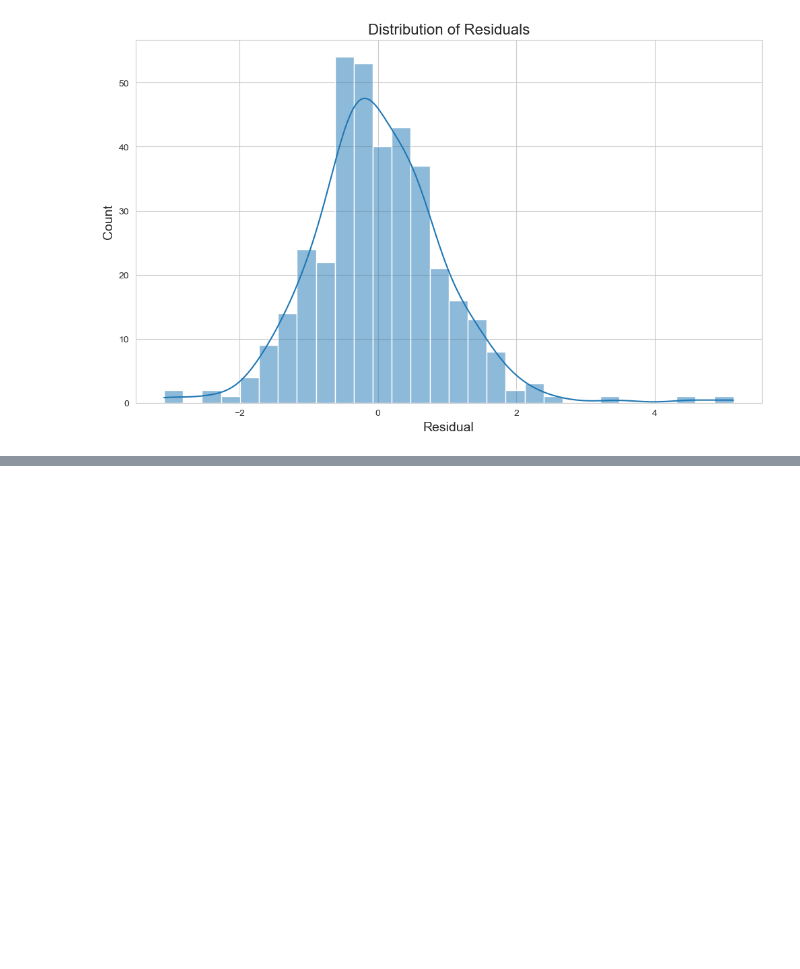
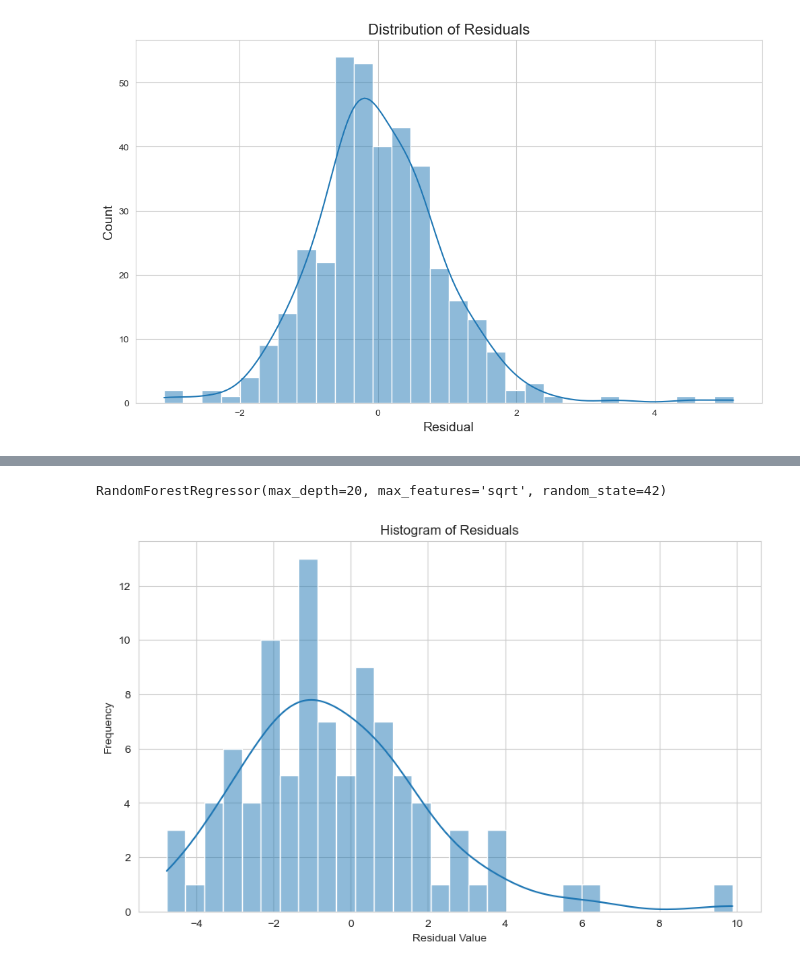
Before and after one commit to MilosPopov007/BostonHousingAnalysis, a Jupyter notebook: notebooks/BostonHousingAnalysis.ipynb, the cells around one changed output, grey strips where cells are left out. Saved outputs shown, nothing was run; the diff lists cells and outputs as text; code cells hidden in the pictures; blank space fills up the shorter version.

```diff
--- a/notebooks/BostonHousingAnalysis.ipynb
+++ b/notebooks/BostonHousingAnalysis.ipynb
@@ -419,0 +435,29 @@ largest_underestimations[['True Values', 'Predicted Values', 'Residuals']]
+# %%
+from sklearn.ensemble import RandomForestRegressor
+
+# Instantiate the model with best parameters
+rf_best = RandomForestRegressor(
+    n_estimators=100,
+    max_depth=20,
+    max_features='sqrt',
+    min_samples_split=2,
+    random_state=42
+)
+
+# Fit the model
+rf_best.fit(X_train, y_train)
+# %% [output]
+RandomForestRegressor(max_depth=20, max_features='sqrt', random_state=42)
+# %%
+# Calculate residuals
+residuals = y_test - rf_best.predict(X_test)
+
+# Plot histogram
+plt.figure(figsize=(10, 6))
+sns.histplot(residuals, kde=True, bins=30)
+plt.title('Histogram of Residuals')
+plt.xlabel('Residual Value')
+plt.ylabel('Frequency')
+plt.show()
+# %% [output]
+[figure, added]
```
Also changed, not shown: parts of 10 cells of this notebook.
